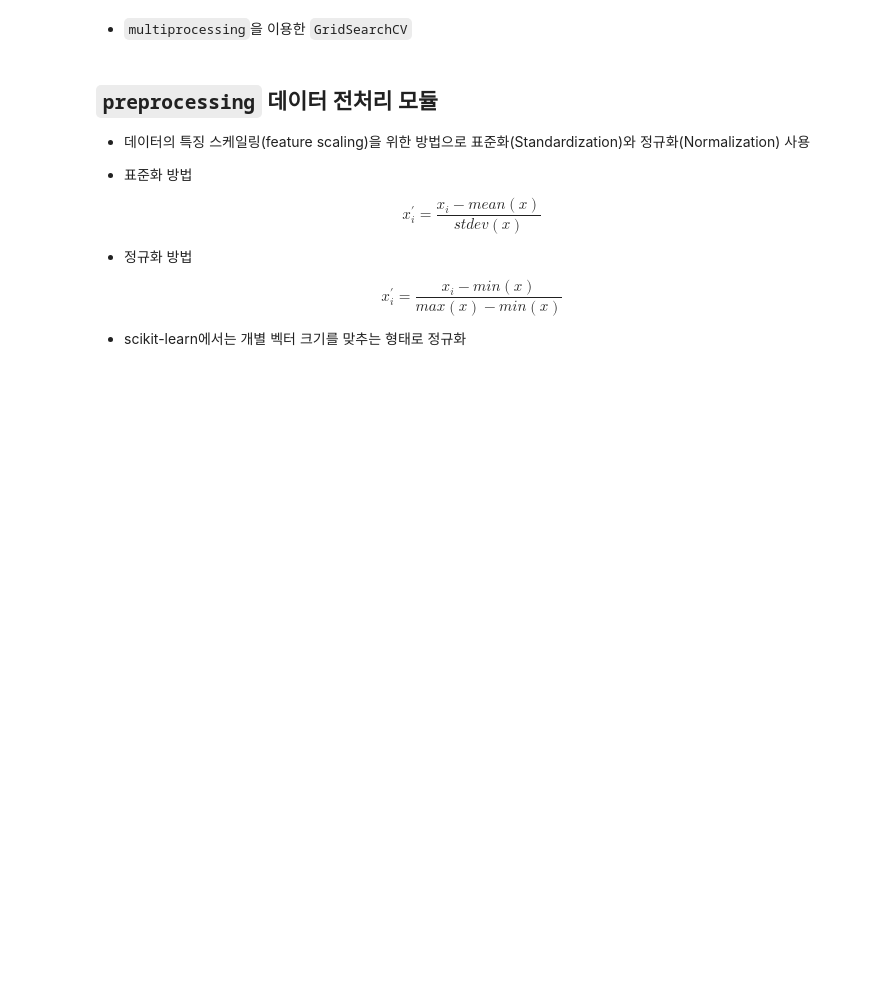
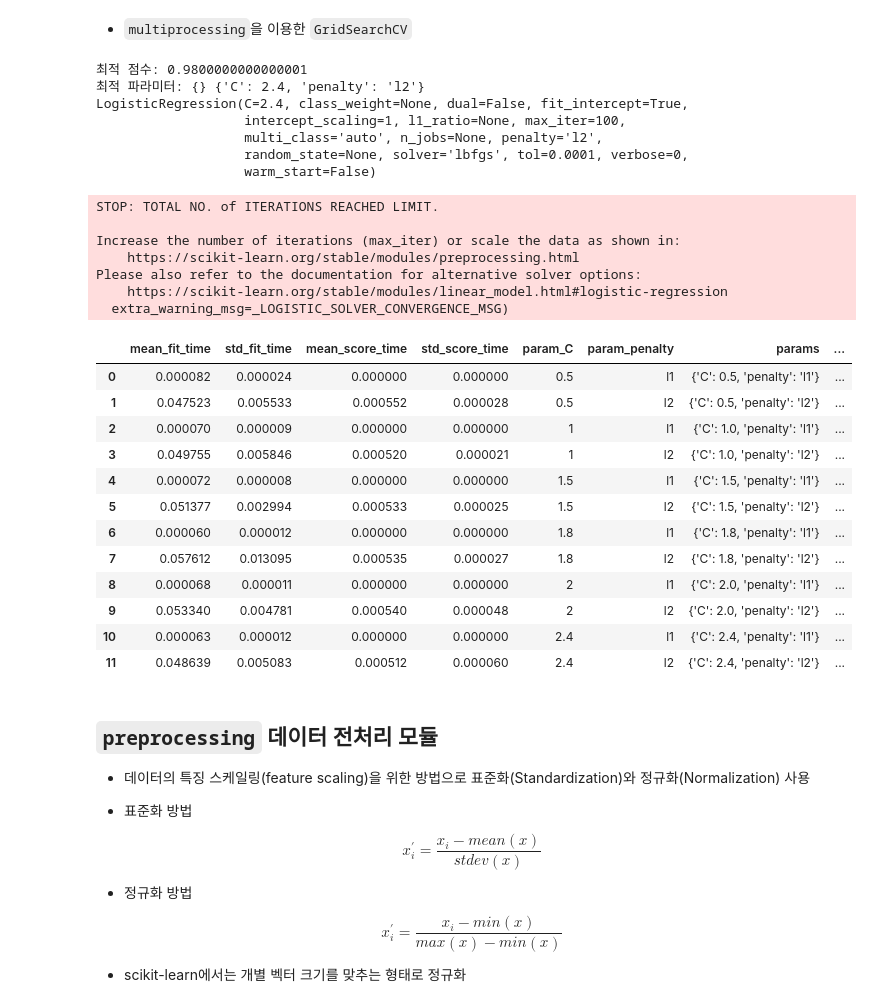
Before and after one commit to WooHyeok-Moon/Machine_Learning_Study, a Jupyter notebook: _2_Scikit_Learn.ipynb, the cells around one changed output. Cells and saved outputs as stored; diff of their text form; code cells hidden in the pictures; blank space fills up the shorter version.

```diff
--- a/_2_Scikit_Learn.ipynb
+++ b/_2_Scikit_Learn.ipynb
@@ -184,5 +321,51 @@ plt.plot(xfit, yfit, '--r')
 # %% [markdown]
 * `multiprocessing`을 이용한 `GridSearchCV`
+# %%
+import multiprocessing
+from sklearn.datasets import load_iris
+from sklearn.linear_model import LogisticRegression
+
+iris = load_iris()
+
+param_grid = [{'penalty': ['l1','l2'],
+               'C': [0.5, 1.0, 1.5, 1.8, 2.0, 2.4]}]
+
+gs = GridSearchCV(estimator=LogisticRegression(), param_grid=param_grid,
+                  scoring='accuracy', cv=10, n_jobs=multiprocessing.cpu_count())
+result = gs.fit(iris.data, iris.target)
+
+print("최적 점수: {}".format(result.best_score_))
+print("최적 파라미터: {}",format(result.best_params_))
+print(gs.best_estimator_)
+pd.DataFrame(result.cv_results_)
+# %% [output]
+최적 점수: 0.9800000000000001
+최적 파라미터: {} {'C': 2.4, 'penalty': 'l2'}
+LogisticRegression(C=2.4, class_weight=None, dual=False, fit_intercept=True,
+                   intercept_scaling=1, l1_ratio=None, max_iter=100,
+                   multi_class='auto', n_jobs=None, penalty='l2',
+                   random_state=None, solver='lbfgs', tol=0.0001, verbose=0,
+                   warm_start=False)
+STOP: TOTAL NO. of ITERATIONS REACHED LIMIT.
+
+Increase the number of iterations (max_iter) or scale the data as shown in:
+    https://scikit-learn.org/stable/modules/preprocessing.html
+Please also refer to the documentation for alternative solver options:
+    https://scikit-learn.org/stable/modules/linear_model.html#logistic-regression
+  extra_warning_msg=_LOGISTIC_SOLVER_CONVERGENCE_MSG)
+|  | mean_fit_time | std_fit_time | mean_score_time | std_score_time | param_C | param_penalty | params | ... |
+| 0 | 0.000082 | 0.000024 | 0.000000 | 0.000000 | 0.5 | l1 | {'C': 0.5, 'penalty': 'l1'} | ... |
+| 1 | 0.047523 | 0.005533 | 0.000552 | 0.000028 | 0.5 | l2 | {'C': 0.5, 'penalty': 'l2'} | ... |
+| 2 | 0.000070 | 0.000009 | 0.000000 | 0.000000 | 1 | l1 | {'C': 1.0, 'penalty': 'l1'} | ... |
+| 3 | 0.049755 | 0.005846 | 0.000520 | 0.000021 | 1 | l2 | {'C': 1.0, 'penalty': 'l2'} | ... |
+| 4 | 0.000072 | 0.000008 | 0.000000 | 0.000000 | 1.5 | l1 | {'C': 1.5, 'penalty': 'l1'} | ... |
+| 5 | 0.051377 | 0.002994 | 0.000533 | 0.000025 | 1.5 | l2 | {'C': 1.5, 'penalty': 'l2'} | ... |
+| 6 | 0.000060 | 0.000012 | 0.000000 | 0.000000 | 1.8 | l1 | {'C': 1.8, 'penalty': 'l1'} | ... |
+| 7 | 0.057612 | 0.013095 | 0.000535 | 0.000027 | 1.8 | l2 | {'C': 1.8, 'penalty': 'l2'} | ... |
+| 8 | 0.000068 | 0.000011 | 0.000000 | 0.000000 | 2 | l1 | {'C': 2.0, 'penalty': 'l1'} | ... |
+| 9 | 0.053340 | 0.004781 | 0.000540 | 0.000048 | 2 | l2 | {'C': 2.0, 'penalty': 'l2'} | ... |
+| 10 | 0.000063 | 0.000012 | 0.000000 | 0.000000 | 2.4 | l1 | {'C': 2.4, 'penalty': 'l1'} | ... |
+| 11 | 0.048639 | 0.005083 | 0.000512 | 0.000060 | 2.4 | l2 | {'C': 2.4, 'penalty': 'l2'} | ... |
 # %% [markdown]
 ## `preprocessing` 데이터 전처리 모듈
 
```
Also changed, not shown: parts of 15 cells of this notebook.
